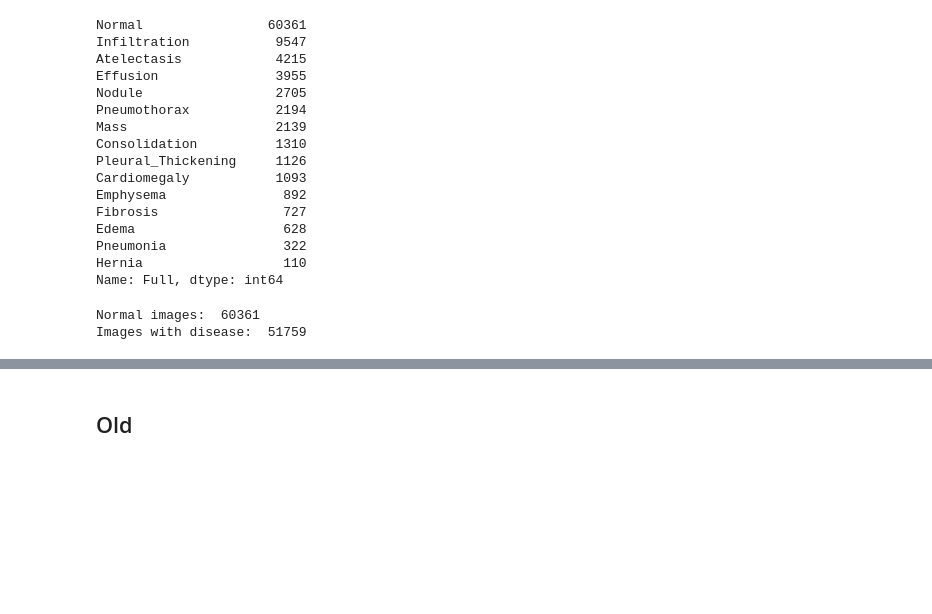
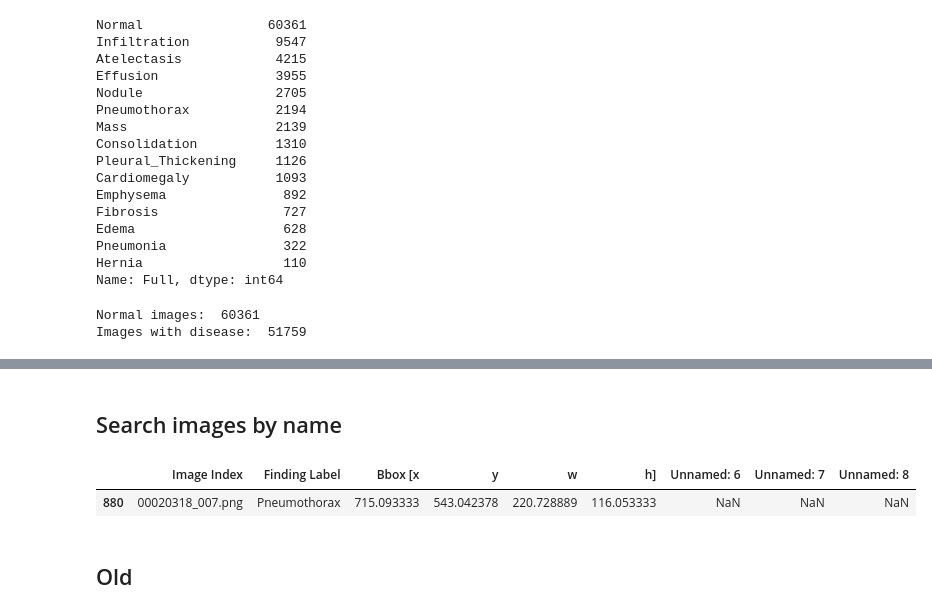
Before and after one commit to pdpino/cxr8, a Jupyter notebook: Dataset.ipynb, the cells around one changed output, grey strips where cells are left out. Saved outputs shown, nothing was run; the diff lists cells and outputs as text; code cells hidden in the pictures; blank space fills up the shorter version.

```diff
--- a/Dataset.ipynb
+++ b/Dataset.ipynb
@@ -377,3 +414,13 @@ Images with disease:  51759
+# %% [markdown]
+## Search images by name
+# %%
+def get_by_image_name(image_name):
+    return bbox_index.loc[bbox_index["Image Index"] == image_name]
+# %%
+get_by_image_name("00020318_007.png")
+# %% [output]
+|  | Image Index | Finding Label | Bbox [x | y | w | h] | Unnamed: 6 | Unnamed: 7 | Unnamed: 8 |
+| 880 | 00020318_007.png | Pneumothorax | 715.093333 | 543.042378 | 220.728889 | 116.053333 | NaN | NaN | NaN |
 # %% [markdown]
 ## Old
 # %% [markdown]
```
Also changed, not shown: parts of 4 cells of this notebook, 11 other files.
